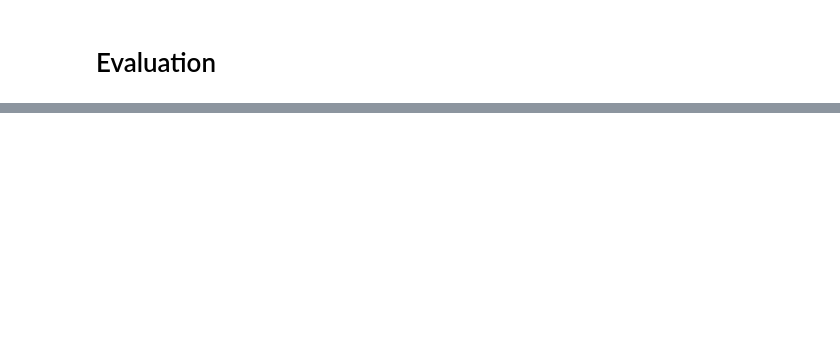
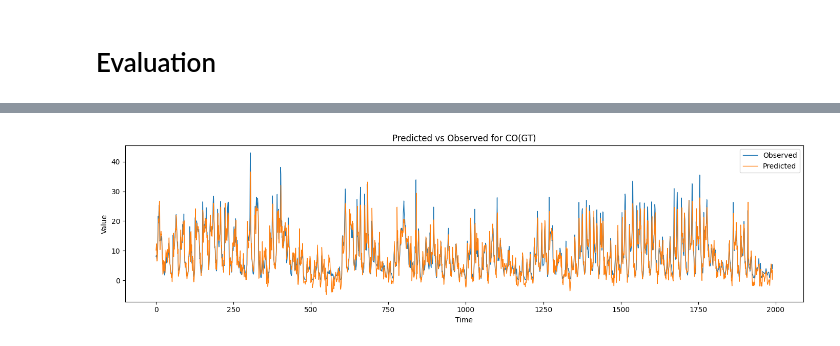
Before and after one commit to EchoAlexWA/COMP9417-Project, a Jupyter notebook: models.ipynb, the cells around one changed output, grey strips where cells are left out. Saved outputs shown, nothing was run; the diff lists cells and outputs as text; code cells hidden in the pictures; blank space fills up the shorter version.

```diff
--- a/models.ipynb
+++ b/models.ipynb
@@ -276,0 +368,16 @@ plot_predicted_vs_actual(metrics_all['neural_network'])
+# %%
+def plot_pred_vs_true(timestamps, y_true, y_pred, title="Predicted vs Observed"):
+    plt.figure(figsize=(14, 4))
+    plt.plot(timestamps, y_true, label="Observed", linewidth=1)
+    plt.plot(timestamps, y_pred, label="Predicted", linewidth=1)
+    plt.title(title)
+    plt.xlabel("Time")
+    plt.ylabel("Value")
+    plt.legend()
+    plt.tight_layout()
+    plt.show()
+
+plot_pred_vs_true(np.arange(len(metrics_all['reg_linear_C6H6(GT)_long']['Y_test'][:,0])),
+                  metrics_all['reg_linear_C6H6(GT)_long']['Y_test'][:,0],metrics_all['reg_linear_C6H6(GT)_long']['Y_pred'][:,0], title="Predicted vs Observed for CO(GT)")
+# %% [output]
+[figure, added]
```
Also changed, not shown: parts of 14 cells of this notebook, 22 other files.
